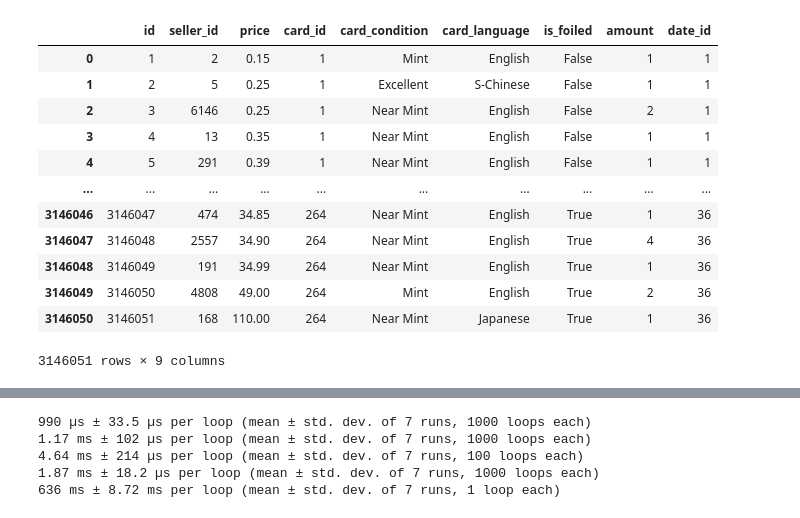
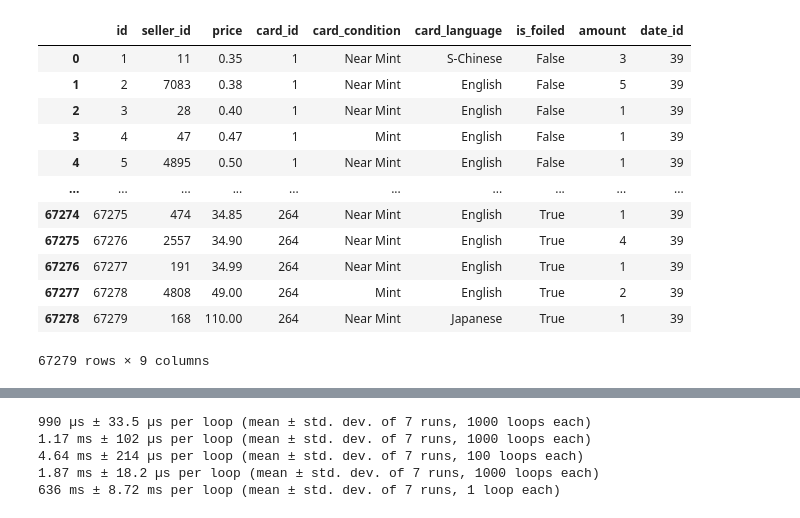
Before and after one commit to rol-x/warehousing, a Jupyter notebook: data_peek.ipynb, the cells around one changed output, grey strips where cells are left out. Cells and saved outputs as stored; diff of their text form; code cells hidden in the pictures.

```diff
--- a/data_peek.ipynb
+++ b/data_peek.ipynb
@@ -105,19 +9,17 @@ card_stats
-# %%
-sale_offer = sale_offer.rename(columns={"seller_ID": "seller_id", "card_ID": "card_id",
-                                        "language": "card_language", "date_ID": "date_id"})
-sale_offer = pd.concat([pd.Series(name="id", data=sale_offer.index+1), sale_offer], axis=1)
-sale_offer
-# %% [output]
-|  | id | seller_id | price | card_id | card_condition | card_language | is_foiled | amount | date_id |
-| 0 | 1 | 2 | 0.15 | 1 | Mint | English | False | 1 | 1 |
-| 1 | 2 | 5 | 0.25 | 1 | Excellent | S-Chinese | False | 1 | 1 |
-| 2 | 3 | 6146 | 0.25 | 1 | Near Mint | English | False | 2 | 1 |
-| 3 | 4 | 13 | 0.35 | 1 | Near Mint | English | False | 1 | 1 |
-| 4 | 5 | 291 | 0.39 | 1 | Near Mint | English | False | 1 | 1 |
-| ... | ... | ... | ... | ... | ... | ... | ... | ... | ... |
-| 3146046 | 3146047 | 474 | 34.85 | 264 | Near Mint | English | True | 1 | 36 |
-| 3146047 | 3146048 | 2557 | 34.90 | 264 | Near Mint | English | True | 4 | 36 |
-| 3146048 | 3146049 | 191 | 34.99 | 264 | Near Mint | English | True | 1 | 36 |
-| 3146049 | 3146050 | 4808 | 49.00 | 264 | Mint | English | True | 2 | 36 |
-| 3146050 | 3146051 | 168 | 110.00 | 264 | Near Mint | Japanese | True | 1 | 36 |
-3146051 rows × 9 columns
+# %%
+new_offers = pd.read_csv("./data/sale_offer.csv", compression='gzip', sep=';', encoding='utf-8')
+new_offers
+# %% [output]
+|  | id | seller_id | price | card_id | card_condition | card_language | is_foiled | amount | date_id |
+| 0 | 1 | 11 | 0.35 | 1 | Near Mint | S-Chinese | False | 3 | 39 |
+| 1 | 2 | 7083 | 0.38 | 1 | Near Mint | English | False | 5 | 39 |
+| 2 | 3 | 28 | 0.40 | 1 | Near Mint | English | False | 1 | 39 |
+| 3 | 4 | 47 | 0.47 | 1 | Mint | English | False | 1 | 39 |
+| 4 | 5 | 4895 | 0.50 | 1 | Near Mint | English | False | 1 | 39 |
+| ... | ... | ... | ... | ... | ... | ... | ... | ... | ... |
+| 67274 | 67275 | 474 | 34.85 | 264 | Near Mint | English | True | 1 | 39 |
+| 67275 | 67276 | 2557 | 34.90 | 264 | Near Mint | English | True | 4 | 39 |
+| 67276 | 67277 | 191 | 34.99 | 264 | Near Mint | English | True | 1 | 39 |
+| 67277 | 67278 | 4808 | 49.00 | 264 | Mint | English | True | 2 | 39 |
+| 67278 | 67279 | 168 | 110.00 | 264 | Near Mint | Japanese | True | 1 | 39 |
+67279 rows × 9 columns
```
Also changed, not shown: parts of 29 cells of this notebook, 5 other files.
